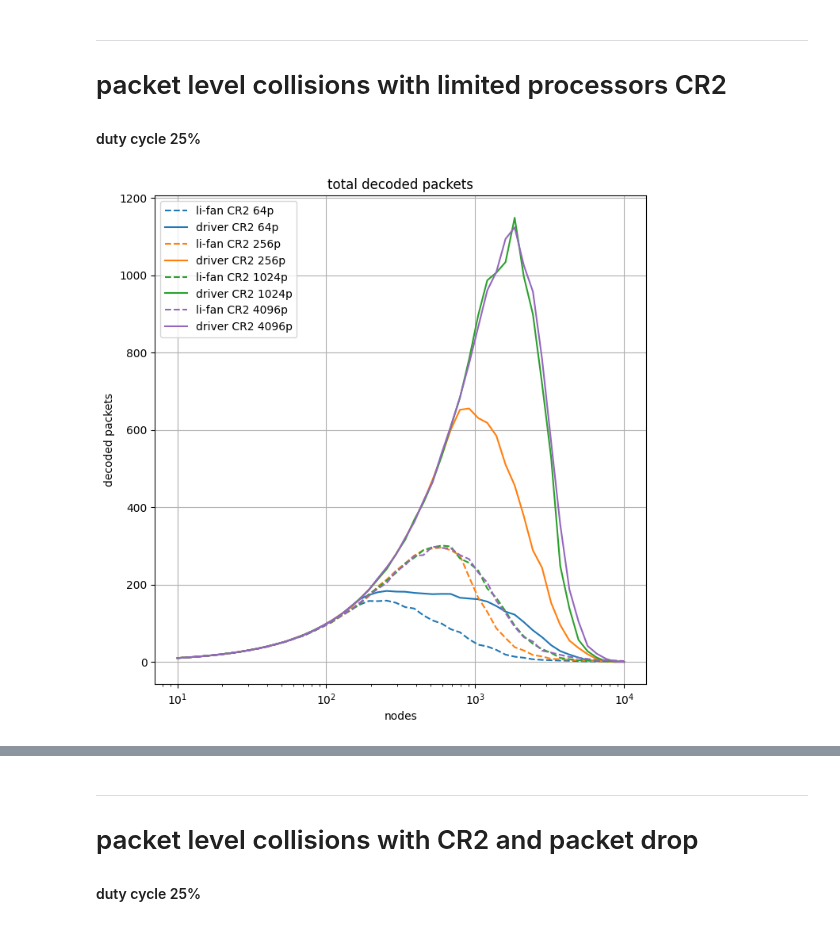
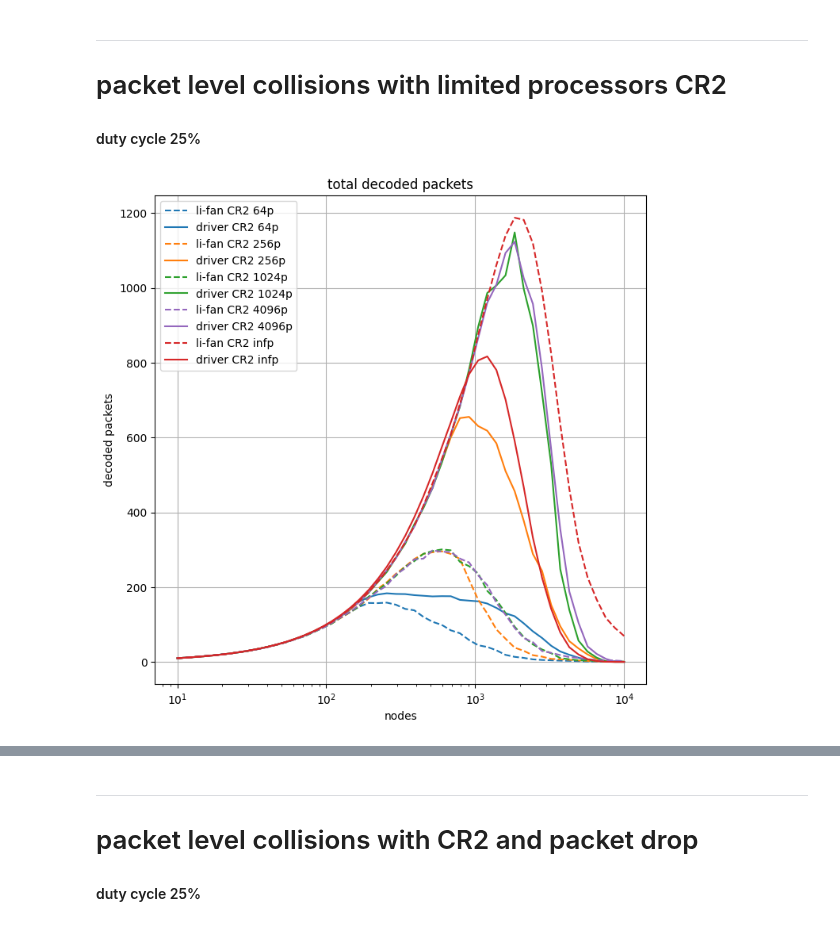
Before and after one commit to diegomm6/lr-fhss_seq-families, a Jupyter notebook: plots.ipynb, the cells around one changed output, grey strips where cells are left out. Saved outputs shown, nothing was run; the diff lists cells and outputs as text; code cells hidden in the pictures.

```diff
--- a/plots.ipynb
+++ b/plots.ipynb
@@ -692,37 +690,34 @@ plt.show()
 # %%
 dataNetwork25DCCR2 = pd.read_csv('results/dataNetwork-25DC-CR2.csv', index_col=0, header=None).T
 nodes = dataNetwork25DCCR2['nodes'].to_numpy()
+nodesinf = dataNetwork25DCCR2['nodesinf'].to_numpy()
 
-#nodesinf = dataNetwork25DC['nodesinf'].to_numpy()
-#lifan_CR1_infp_dec_rate = 1 - dataNetwork25DC['lifan-CR1-infp-col_rate'].to_numpy()
-#driver_CR1_infp_dec_rate = 1 - dataNetwork25DC['driver-CR1-infp-col_rate'].to_numpy()
-
-#lifan_CR1_infp_dec_bytes = np.multiply(nodesinf, lifan_CR1_infp_dec_rate) * 58
-#driver_CR1_infp_dec_bytes = np.multiply(nodesinf, driver_CR1_infp_dec_rate) * 58
+lifan_CR2_infp_dec_pckts = np.subtract(nodesinf, dataNetwork25DCCR2['lifan-CR2-infp-col_pckts'].to_numpy())
+driver_CR2_infp_dec_pckts = np.subtract(nodesinf, dataNetwork25DCCR2['driver-CR2-infp-col_pckts'].to_numpy())
 
 plt.figure(figsize=(8,8))
 
 plt.plot(nodes, dataNetwork25DCCR2['lifan-CR2-64p-dec_pckts'], label=f'li-fan CR2 64p', color='#1f77b4', linestyle='dashed')
 plt.plot(nodes, dataNetwork25DCCR2['driver-CR2-64p-dec_pckts'], label=f'driver CR2 64p', color='#1f77b4')
 
 plt.plot(nodes, dataNetwork25DCCR2['lifan-CR2-256p-dec_pckts'], label=f'li-fan CR2 256p', color='#ff7f0e', linestyle='dashed')
 plt.plot(nodes, dataNetwork25DCCR2['driver-CR2-256p-dec_pckts'], label=f'driver CR2 256p', color='#ff7f0e')
 
 plt.plot(nodes, dataNetwork25DCCR2['lifan-CR2-1024p-dec_pckts'], label=f'li-fan CR2 1024p', color='#2ca02c', linestyle='dashed')
 plt.plot(nodes, dataNetwork25DCCR2['driver-CR2-1024p-dec_pckts'], label=f'driver CR2 1024p', color='#2ca02c')
 
 plt.plot(nodes, dataNetwork25DCCR2['lifan-CR2-4096p-dec_pckts'], label=f'li-fan CR2 4096p', color='#9467bd', linestyle='dashed')
 plt.plot(nodes, dataNetwork25DCCR2['driver-CR2-4096p-dec_pckts'], label=f'driver CR2 4096p', color='#9467bd')
 
+plt.plot(nodesinf, lifan_CR2_infp_dec_pckts, label=f'li-fan CR2 infp', color='#d62728', linestyle='dashed')
+plt.plot(nodesinf, driver_CR2_infp_dec_pckts, label=f'driver CR2 infp', color='#d62728')
+
 plt.title('total decoded packets')
-
 plt.xlabel('nodes')
 plt.xscale('log')
 plt.ylabel('decoded packets')
-#plt.xlim(8e3,5e4)
-#plt.ylim(.2,.8)
 plt.grid()
 plt.legend()
 plt.show()
 # %% [output]
-[figure, old version]
+[figure, new version]
```
Also changed, not shown: parts of 2 cells of this notebook, 2 other files.
